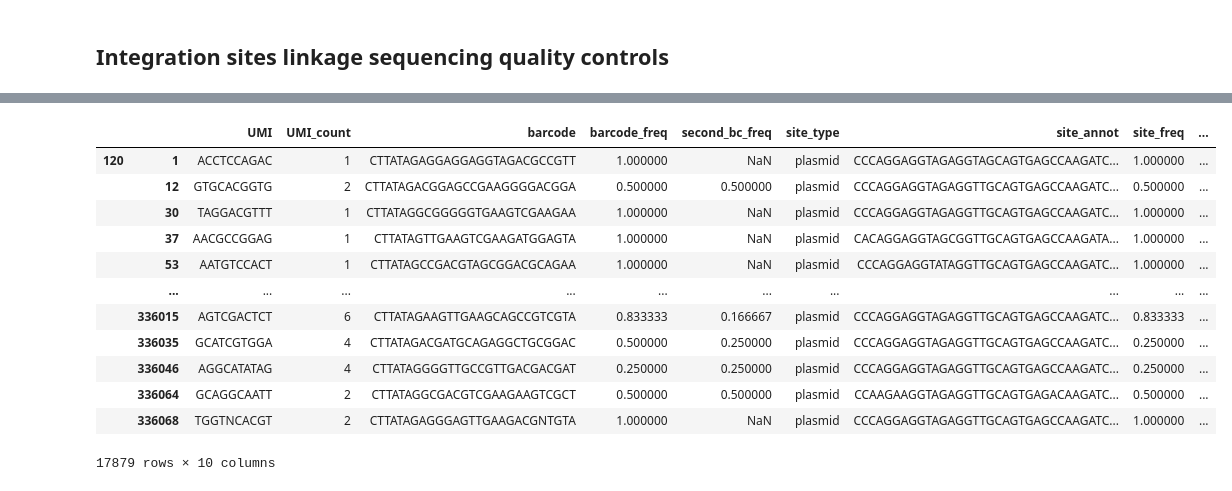
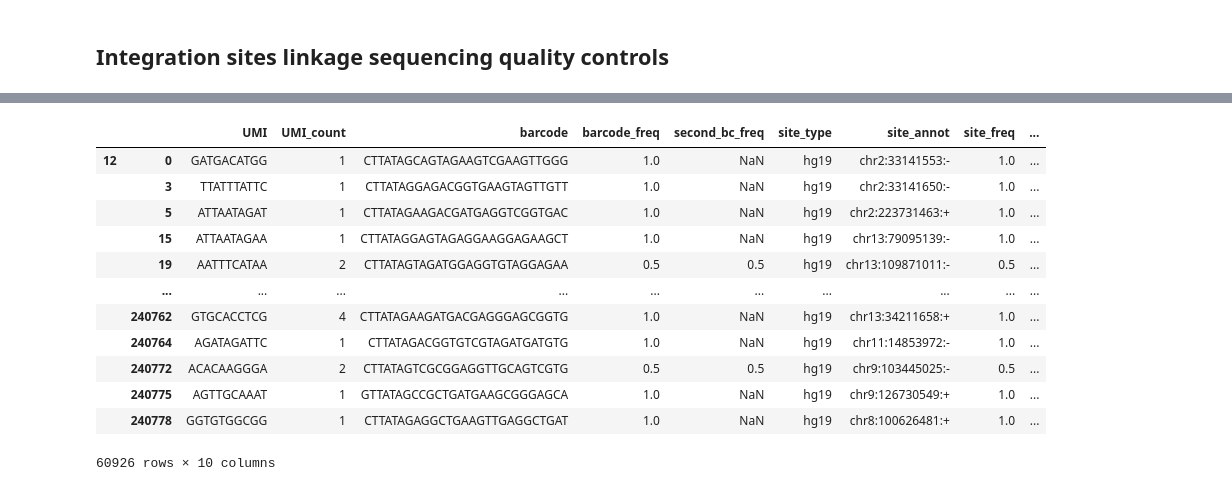
Before and after one commit to Tian-hao/linkage_sequencing, a Jupyter notebook: ISS_ASS_growth_curve.ipynb, the cells around one changed output, grey strips where cells are left out. Cells and saved outputs as stored; diff of their text form; code cells hidden in the pictures.

Commit message:
integration site paired end mapping

```diff
--- a/ISS_ASS_growth_curve.ipynb
+++ b/ISS_ASS_growth_curve.ipynb
@@ -84,16 +84,16 @@ plt.savefig('sequencing_depth.png',dpi=600)
 # %%
-hdata[(hdata['site_type']==site_type)&(hdata['time']==120)]
+hdata[(hdata['site_type']=='hg19')&(hdata['time']==12)]
 # %% [output]
 |  |  | UMI | UMI_count | barcode | barcode_freq | second_bc_freq | site_type | site_annot | site_freq | ... |
-| 120 | 1 | ACCTCCAGAC | 1 | CTTATAGAGGAGGAGGTAGACGCCGTT | 1.000000 | NaN | plasmid | CCCAGGAGGTAGAGGTAGCAGTGAGCCAAGATC... | 1.000000 | ... |
-|  | 12 | GTGCACGGTG | 2 | CTTATAGACGGAGCCGAAGGGGACGGA | 0.500000 | 0.500000 | plasmid | CCCAGGAGGTAGAGGTTGCAGTGAGCCAAGATC... | 0.500000 | ... |
-|  | 30 | TAGGACGTTT | 1 | CTTATAGGCGGGGGTGAAGTCGAAGAA | 1.000000 | NaN | plasmid | CCCAGGAGGTAGAGGTTGCAGTGAGCCAAGATC... | 1.000000 | ... |
-|  | 37 | AACGCCGGAG | 1 | CTTATAGTTGAAGTCGAAGATGGAGTA | 1.000000 | NaN | plasmid | CACAGGAGGTAGCGGTTGCAGTGAGCCAAGATA... | 1.000000 | ... |
-|  | 53 | AATGTCCACT | 1 | CTTATAGCCGACGTAGCGGACGCAGAA | 1.000000 | NaN | plasmid | CCCAGGAGGTATAGGTTGCAGTGAGCCAAGATC... | 1.000000 | ... |
+| 12 | 0 | GATGACATGG | 1 | CTTATAGCAGTAGAAGTCGAAGTTGGG | 1.0 | NaN | hg19 | chr2:33141553:- | 1.0 | ... |
+|  | 3 | TTATTTATTC | 1 | CTTATAGGAGACGGTGAAGTAGTTGTT | 1.0 | NaN | hg19 | chr2:33141650:- | 1.0 | ... |
+|  | 5 | ATTAATAGAT | 1 | CTTATAGAAGACGATGAGGTCGGTGAC | 1.0 | NaN | hg19 | chr2:223731463:+ | 1.0 | ... |
+|  | 15 | ATTAATAGAA | 1 | CTTATAGGAGTAGAGGAAGGAGAAGCT | 1.0 | NaN | hg19 | chr13:79095139:- | 1.0 | ... |
+|  | 19 | AATTTCATAA | 2 | CTTATAGTAGATGGAGGTGTAGGAGAA | 0.5 | 0.5 | hg19 | chr13:109871011:- | 0.5 | ... |
 |  | ... | ... | ... | ... | ... | ... | ... | ... | ... | ... |
-|  | 336015 | AGTCGACTCT | 6 | CTTATAGAAGTTGAAGCAGCCGTCGTA | 0.833333 | 0.166667 | plasmid | CCCAGGAGGTAGAGGTTGCAGTGAGCCAAGATC... | 0.833333 | ... |
-|  | 336035 | GCATCGTGGA | 4 | CTTATAGACGATGCAGAGGCTGCGGAC | 0.500000 | 0.250000 | plasmid | CCCAGGAGGTAGAGGTTGCAGTGAGCCAAGATC... | 0.250000 | ... |
-|  | 336046 | AGGCATATAG | 4 | CTTATAGGGGTTGCCGTTGACGACGAT | 0.250000 | 0.250000 | plasmid | CCCAGGAGGTAGAGGTTGCAGTGAGCCAAGATC... | 0.250000 | ... |
-|  | 336064 | GCAGGCAATT | 2 | CTTATAGGCGACGTCGAAGAAGTCGCT | 0.500000 | 0.500000 | plasmid | CCAAGAAGGTAGAGGTTGCAGTGAGACAAGATC... | 0.500000 | ... |
-|  | 336068 | TGGTNCACGT | 2 | CTTATAGAGGGAGTTGAAGACGNTGTA | 1.000000 | NaN | plasmid | CCCAGGAGGTAGAGGTTGCAGTGAGCCAAGATC... | 1.000000 | ... |
+|  | 240762 | GTGCACCTCG | 4 | CTTATAGAAGATGACGAGGGAGCGGTG | 1.0 | NaN | hg19 | chr13:34211658:+ | 1.0 | ... |
+|  | 240764 | AGATAGATTC | 1 | CTTATAGACGGTGTCGTAGATGATGTG | 1.0 | NaN | hg19 | chr11:14853972:- | 1.0 | ... |
+|  | 240772 | ACACAAGGGA | 2 | CTTATAGTCGCGGAGGTTGCAGTCGTG | 0.5 | 0.5 | hg19 | chr9:103445025:- | 0.5 | ... |
+|  | 240775 | AGTTGCAAAT | 1 | GTTATAGCCGCTGATGAAGCGGGAGCA | 1.0 | NaN | hg19 | chr9:126730549:+ | 1.0 | ... |
+|  | 240778 | GGTGTGGCGG | 1 | CTTATAGAGGCTGAAGTTGAGGCTGAT | 1.0 | NaN | hg19 | chr8:100626481:+ | 1.0 | ... |
-17879 rows × 10 columns
+60926 rows × 10 columns
```
Also changed, not shown: parts of 4 cells of this notebook.
